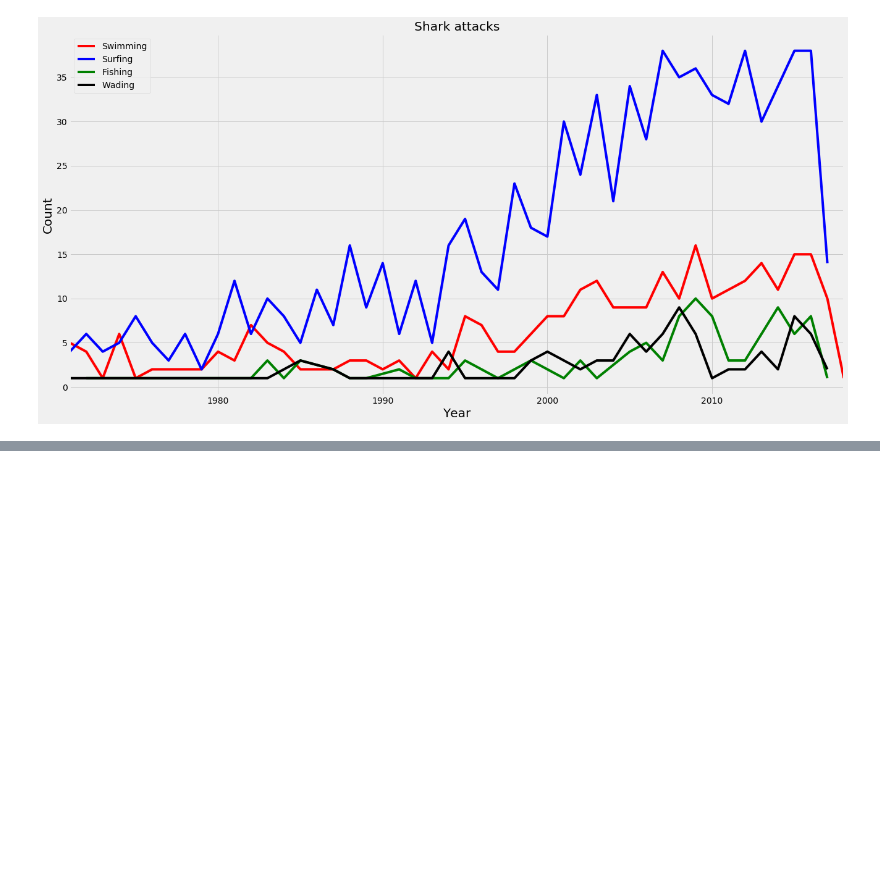
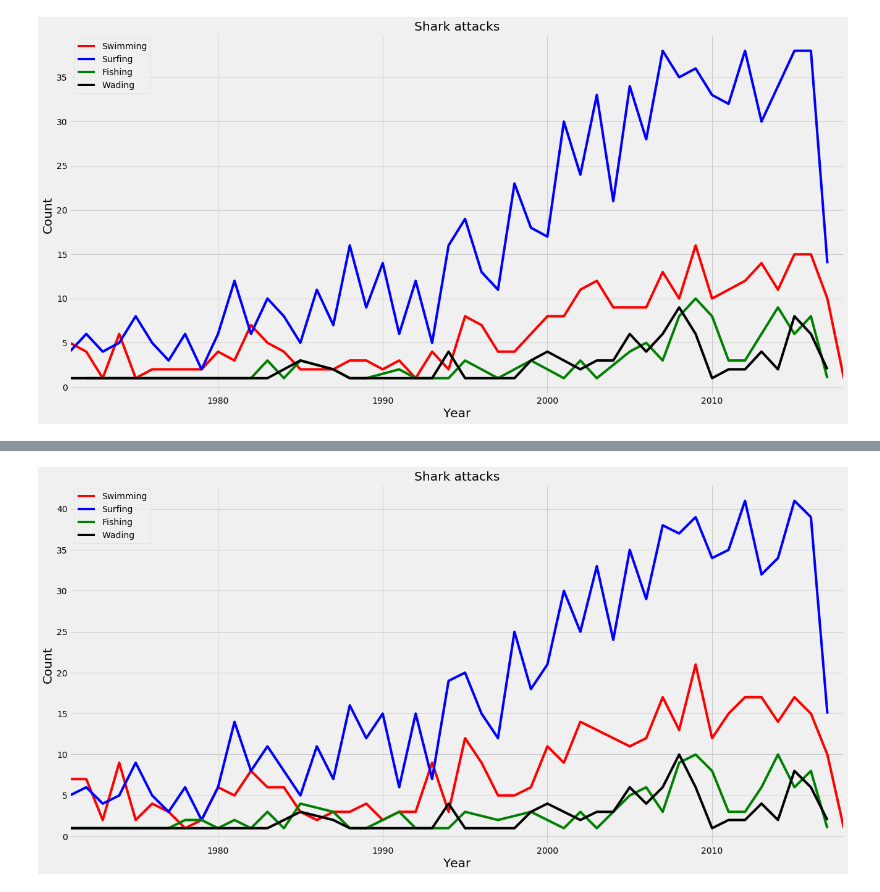
Before and after one commit to Dgorgs/studio-projects, a Jupyter notebook: code/project_shark/Projekt1_sharks.ipynb, the cells around one changed output, grey strips where cells are left out. Saved outputs shown, nothing was run; the diff lists cells and outputs as text; code cells hidden in the pictures; blank space fills up the shorter version.

```diff
--- a/code/project_shark/Projekt1_sharks.ipynb
+++ b/code/project_shark/Projekt1_sharks.ipynb
@@ -373,0 +385,32 @@ plt.savefig("activities.pdf")
+# %%
+# all attacks, not only fatal ones
+swimming = sharks[(sharks["Activity"] == "Swimming")]
+surfing = sharks[(sharks["Activity"] == "Surfing")]
+fishing = sharks[(sharks["Activity"] == "Fishing")]
+wading = sharks[(sharks["Activity"] == "Wading")]
+# %%
+swim_counts_all = swimming["Year"].value_counts().to_frame().reset_index()
+surf_counts_all = surfing["Year"].value_counts().to_frame().reset_index()
+fish_counts_all = fishing["Year"].value_counts().to_frame().reset_index()
+wade_counts_all = wading["Year"].value_counts().to_frame().reset_index()
+# %%
+swim_counts_all.rename(columns={'index': 'Year_', 'Year':'Cases'}, inplace=True)
+surf_counts_all.rename(columns={'index': 'Year_', 'Year':'Cases'}, inplace=True)
+fish_counts_all.rename(columns={'index': 'Year_', 'Year':'Cases'}, inplace=True)
+wade_counts_all.rename(columns={'index': 'Year_', 'Year':'Cases'}, inplace=True)
+
+swim_counts_all.sort_values(by="Year_",inplace=True)
+surf_counts_all.sort_values(by="Year_",inplace=True)
+fish_counts_all.sort_values(by="Year_",inplace=True)
+wade_counts_all.sort_values(by="Year_",inplace=True)
+# %%
+ax = swim_counts_all[swim_counts_all["Year_"]>1970].plot(title='Shark attacks', kind="line", y='Cases', x='Year_', color='red', label='Swimming', figsize=(20,10))
+surf_counts_all[surf_counts_all["Year_"]>1970].plot(kind="line", y='Cases', x='Year_', color='blue', label='Surfing', ax=ax)
+fish_counts_all[fish_counts_all["Year_"]>1970].plot(kind="line", y='Cases', x='Year_', color='green', label='Fishing', ax=ax)
+wade_counts_all[wade_counts_all["Year_"]>1970].plot(kind="line", y='Cases', x='Year_', color='black', label='Wading', ax=ax)
+ax.legend(loc=2)
+plt.ylabel('Count', fontsize=20)
+plt.xlabel('Year', fontsize=20)
+plt.savefig("neu_activities.pdf")
+# %% [output]
+[figure, added]
```
Also changed, not shown: parts of 73 cells of this notebook, 8 other files.
